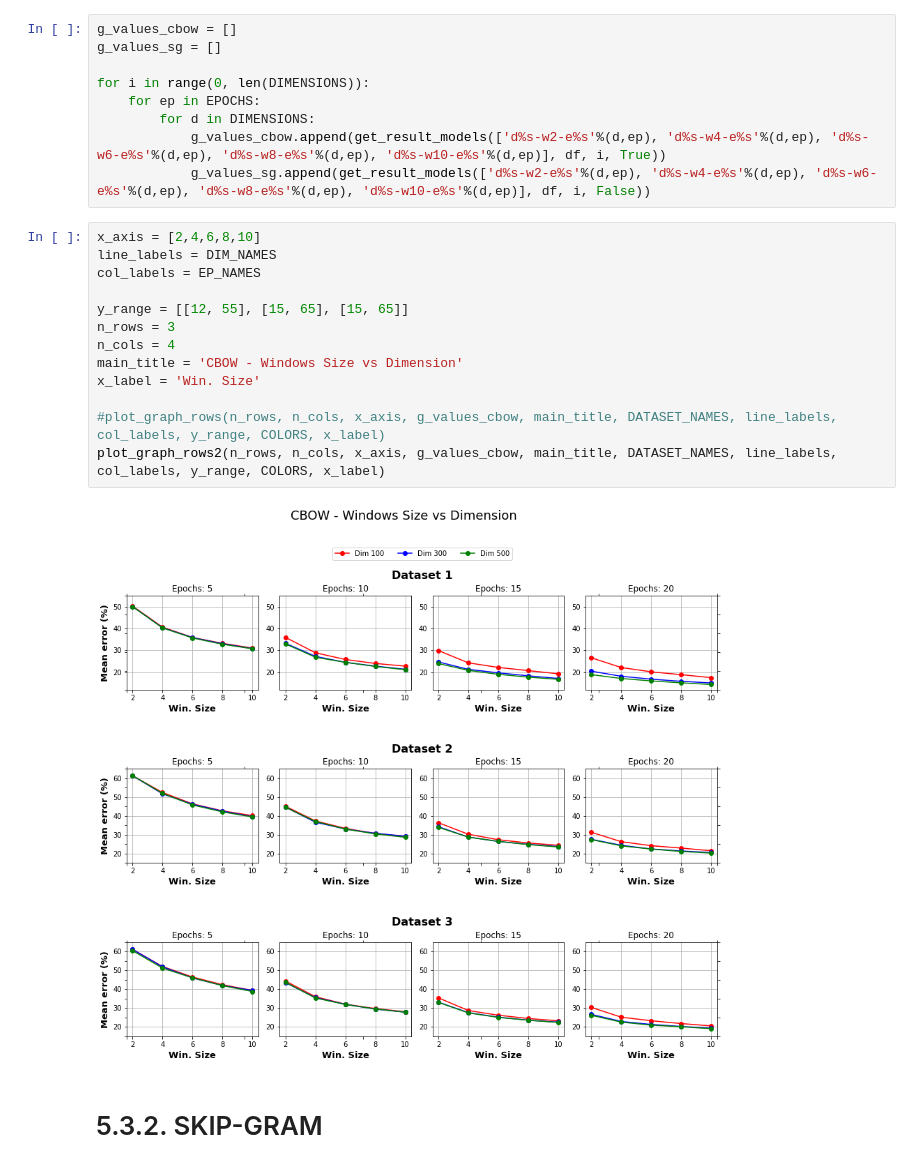
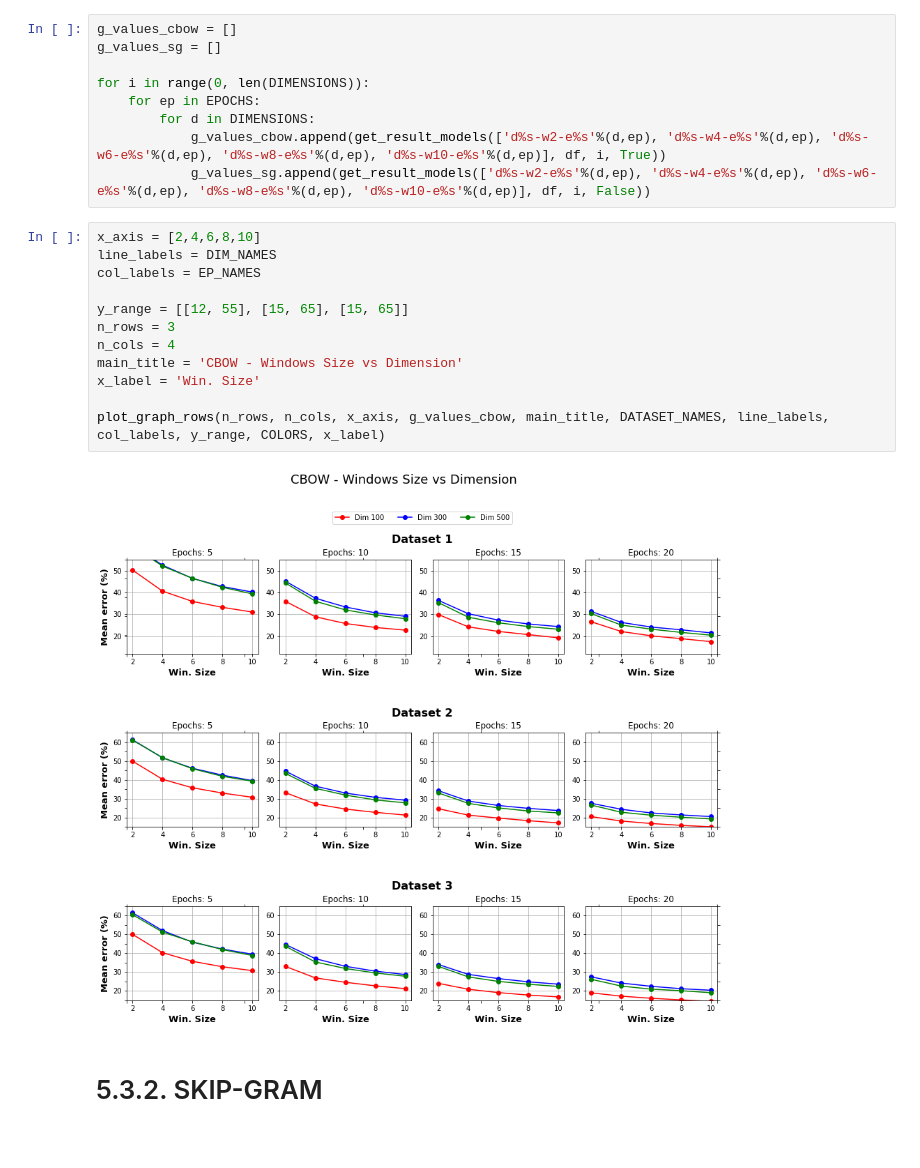
Before and after one commit to danielkansaon/NLP-Discipline, a Jupyter notebook: TP1/TP1_word2vec.ipynb, the cells around one changed output. Drawn from its saved outputs; the diff is of its cells as text.

```diff
--- a/TP1/TP1_word2vec.ipynb
+++ b/TP1/TP1_word2vec.ipynb
@@ -401,18 +367,17 @@ for i in range(0, len(DIMENSIONS)):
 # %%
 x_axis = [2,4,6,8,10]
 line_labels = DIM_NAMES
 col_labels = EP_NAMES
 
 y_range = [[12, 55], [15, 65], [15, 65]]
 n_rows = 3
 n_cols = 4
 main_title = 'CBOW - Windows Size vs Dimension'
 x_label = 'Win. Size'
 
-#plot_graph_rows(n_rows, n_cols, x_axis, g_values_cbow, main_title, DATASET_NAMES, line_labels, col_labels, y_range, COLORS, x_label)
-plot_graph_rows2(n_rows, n_cols, x_axis, g_values_cbow, main_title, DATASET_NAMES, line_labels, col_labels, y_range, COLORS, x_label)
+plot_graph_rows(n_rows, n_cols, x_axis, g_values_cbow, main_title, DATASET_NAMES, line_labels, col_labels, y_range, COLORS, x_label)
 # %% [output]
-[figure, old version]
+[figure, new version]
 # %% [markdown]
 # 5.3.2. SKIP-GRAM
 # %%
```
Also changed, not shown: parts of 38 cells of this notebook.
